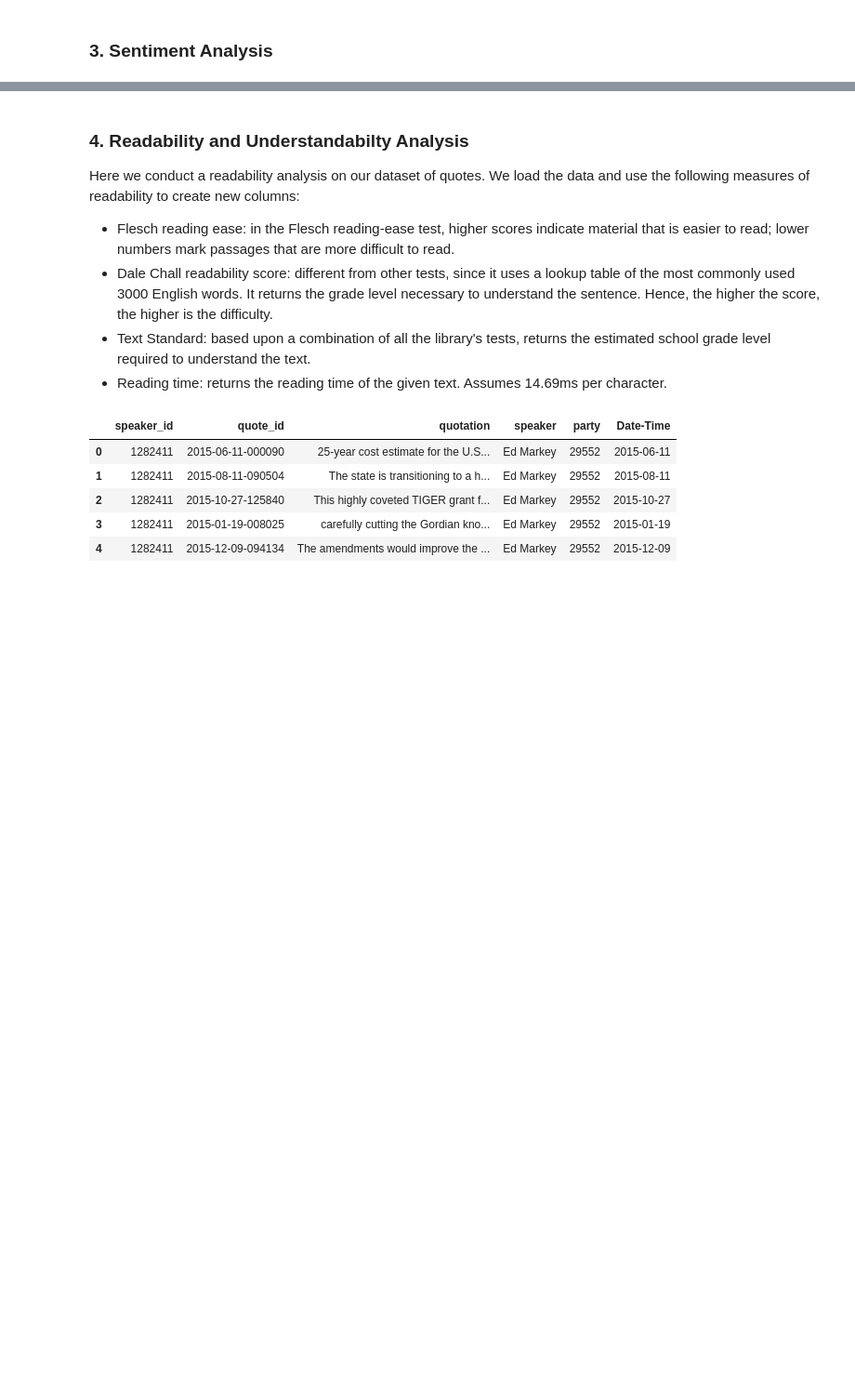
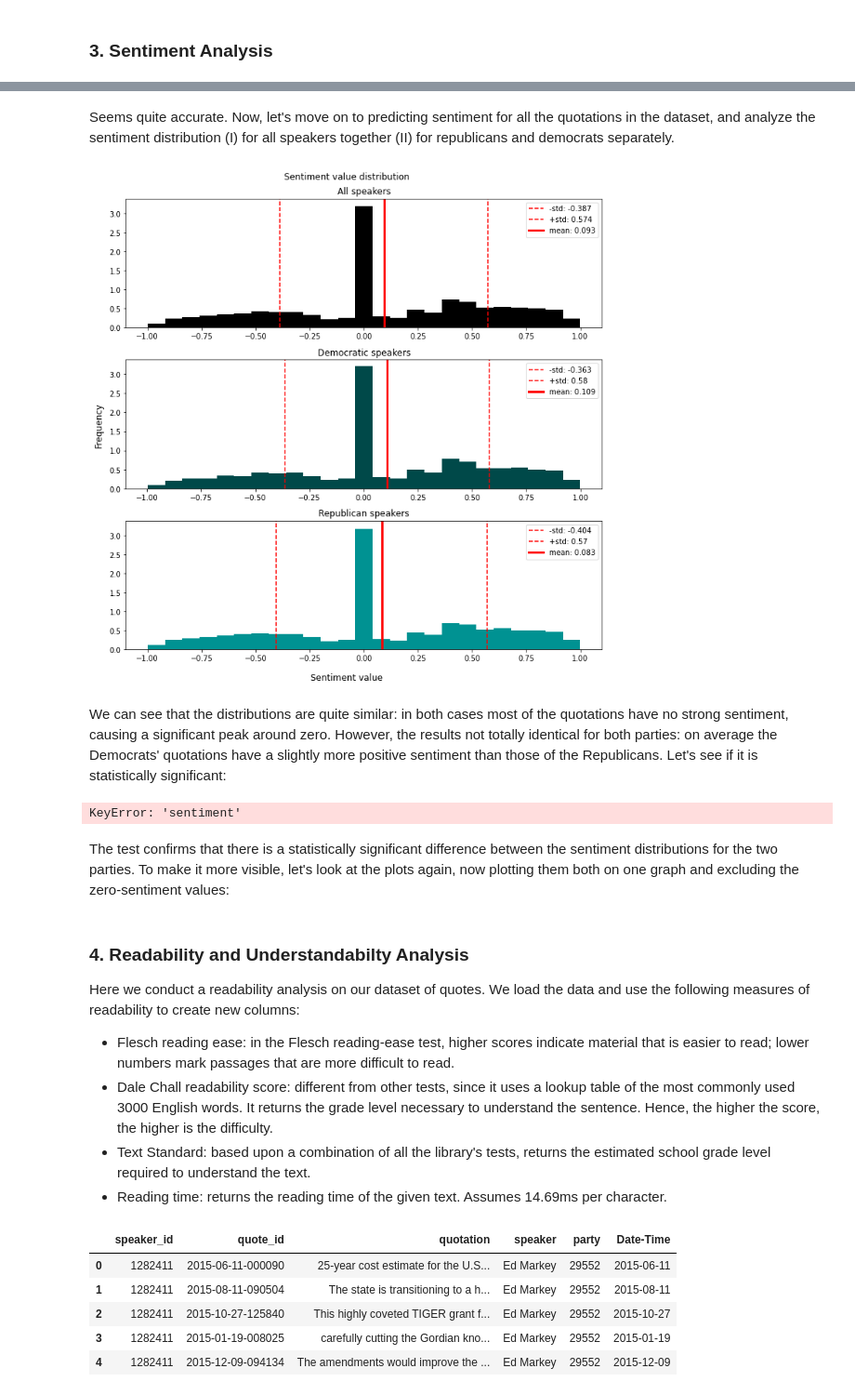
Before and after one commit to cndesabbata/Political-affiliation-predictor-from-quotes, a Jupyter notebook: political_classifier.ipynb, the cells around one changed output, grey strips where cells are left out. Shown at 93% size. Cells and saved outputs as stored; diff of their text form; code cells hidden in the pictures; blank space fills up the shorter version.

```diff
--- a/political_classifier.ipynb
+++ b/political_classifier.ipynb
@@ -473,0 +562,9 @@ plt.show()
+# %%
+from vaderSentiment.vaderSentiment import SentimentIntensityAnalyzer
+analyzer = SentimentIntensityAnalyzer()
+
+test_sentences = data[data["speaker"] == "Donald Trump"]["quotation"].sample(5).values.tolist()
+
+for example in test_sentences:
+  res = analyzer.polarity_scores(example)
+  print(f"Sentence: {example}\nSentiment: {res['compound']}\n")
@@ -473,0 +586,64 @@ plt.show()
+# %% [markdown]
+Seems quite accurate. Now, let's move on to predicting sentiment for all the quotations in the dataset, and analyze the sentiment distribution (I) for all speakers together (II) for republicans and democrats separately.
+# %%
+from tqdm import tqdm
+tqdm.pandas()
+data["sentiment"] = data["quotation"].progress_apply(lambda x: analyzer.polarity_scores(x)["compound"])
+# %%
+import matplotlib.pyplot as plt
+import numpy as np
+
+def vertical_subplots(columns, config, subplots=True):
+    colours = ["#000000","#004949","#009292","#ff6db6","#ffb6db","#490092","#006ddb","#b66dff","#6db6ff","#b6dbff","#920000","#924900","#db6d00","#24ff24","#ffff6d"]
+    means = [data.mean() for data in columns]
+    stds = [data.std() for data in columns]
+
+    if subplots:
+        fig, axs = plt.subplots(len(columns), 1, sharey = True)
+        subtitles = config["subtitles"]
+        for ax, data, mean, std, color, subtitle in zip(axs, columns, means, stds, colours, subtitles):
+            ax.hist(data.values, color = color, bins=25, density=True)
+            ax.axvline(mean - std, linestyle = '--', color = "red", label = f"-std: {np.round(mean - std, 3)}")
+            ax.axvline(mean + std, linestyle = '--', color = "red", label = f"+std: {np.round(mean + std, 3)}")
+            ax.axvline(mean, color = 'red', lw = 3, label = f"mean: {np.round(mean, 3)}")
+            ax.set_title(subtitle)
+            ax.legend()
+
+        fig.supxlabel(config["xlabel"])
+        fig.supylabel(config["ylabel"])
+        fig.suptitle(config["title"])
+        fig.set_size_inches(10, 10)
+        fig.tight_layout()
+        fig.show()
+
+    else:
+        for data, mean, color, subtitle in zip(columns, means, stds, colours):
+            plt.hist(data, label=subtitle, color=color, bins=25, density=True)
+            plt.axvline(mean, color = color, lw = 3, label = f"{subtitle} mean: {np.round(mean, 3)}")
+        plt.xlabel(config["xlabel"])
+        plt.xlabel(config["ylabel"])
+        plt.title(config["title"])
+        plt.tight_layout()
+        plt.show()
+
+config = {
+    "xlabel": "Sentiment value",
+    "ylabel": "Density",
+    "title": "Sentiment value distribution",
+    "subtitles": ["All speakers", "Democratic speakers", "Republican speakers"]
+}
+
+all_speakers, democrats, republicans = divide_by_party(data)
+columns = [all_speakers["sentiment"], democrats["sentiment"], republicans["sentiment"]]
+vertical_subplots(columns, config)
+# %% [output]
+[figure, added]
+# %% [markdown]
+We can see that the distributions are quite similar: in both cases most of the quotations have no strong sentiment, causing a significant peak around zero. However, the results not totally identical for both parties: on average the Democrats' quotations have a slightly more positive sentiment than those of the Republicans. Let's see if it is statistically significant:
+# %%
+from scipy.stats import ttest_ind
+ttest_ind(democrats['sentiment'], republicans['sentiment'])
+# %% [output]
+KeyError: 'sentiment'
+# %% [markdown]
+The test confirms that there is a statistically significant difference between the sentiment distributions for the two parties. To make it more visible, let's look at the plots again, now plotting them both on one graph and excluding the zero-sentiment values:
```
Also changed, not shown: parts of 22 cells of this notebook, 4 other files.
